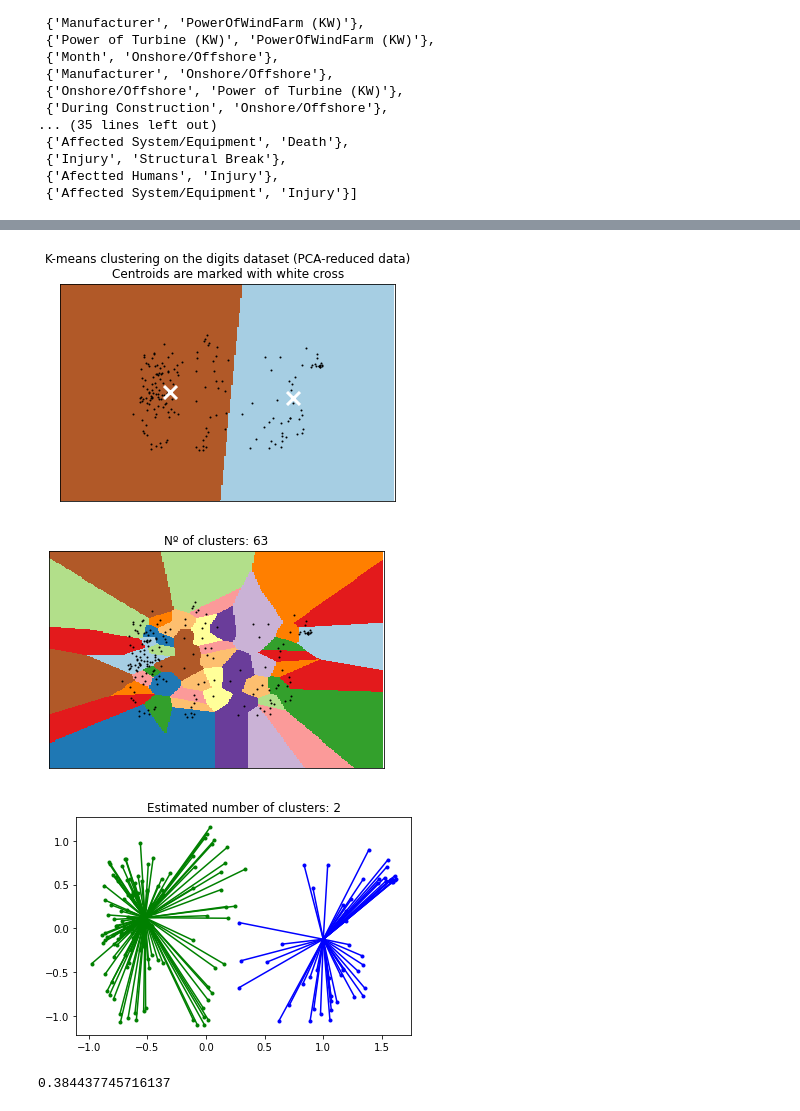
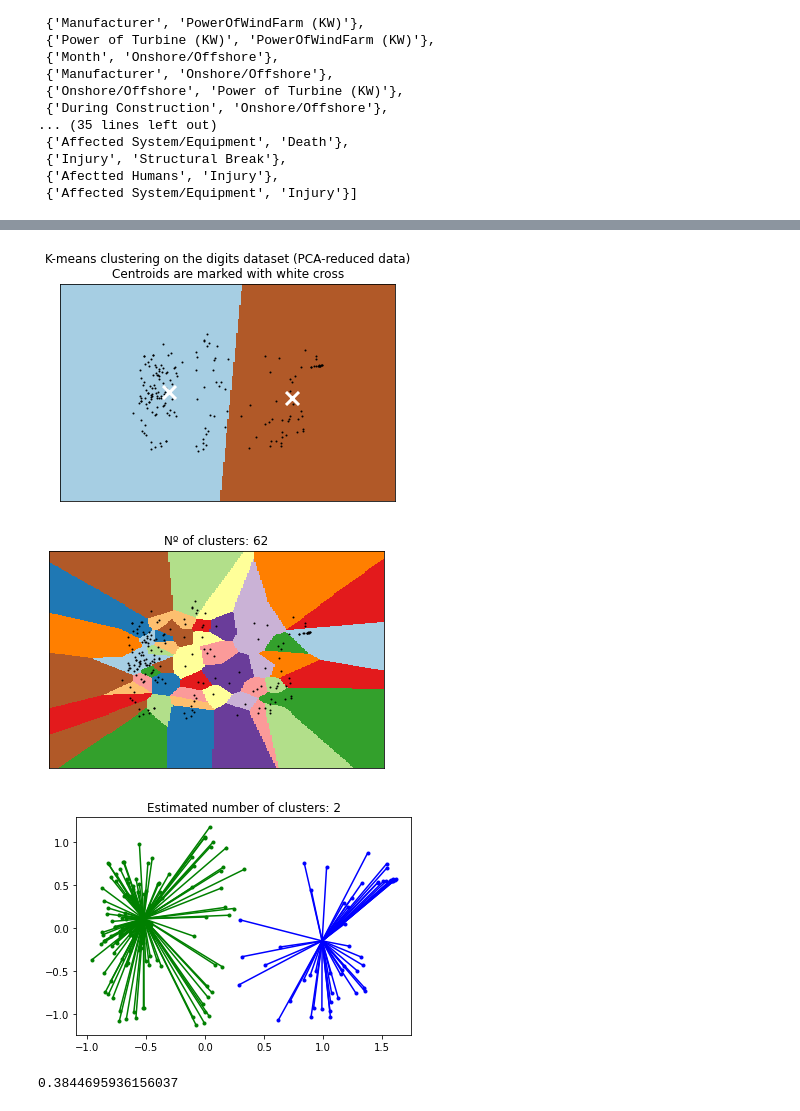
Before and after one commit to PabloJimenez98/TFG, a Jupyter notebook: Wind TurbineAccidents.ipynb, the cells around one changed output, grey strips where cells are left out. Saved outputs shown, nothing was run; the diff lists cells and outputs as text; code cells hidden in the pictures.

```diff
--- a/Wind TurbineAccidents.ipynb
+++ b/Wind TurbineAccidents.ipynb
@@ -81,6 +83,7 @@ raw_dataset['Affected System/Equipment'] = raw_dataset['Affected System/Equipmen
 raw_dataset.columns = ['Onshore/Offshore' if x=='Offshore' else x for x in raw_dataset.columns]
 raw_dataset['Onshore/Offshore'] = raw_dataset['Onshore/Offshore'].map({"1":"Offshore","0":"Onshore"})
 
+raw_dataset = raw_dataset.drop('Details\n', axis=1)
 raw_dataset = raw_dataset.drop('Accident No', axis=1)
 raw_dataset = raw_dataset.drop('Accident type', axis=1)
 raw_dataset = raw_dataset.drop('Source Database', axis=1)
@@ -90,7 +93,7 @@ raw_dataset = raw_dataset.drop('Web reference/link\n', axis=1)
 
 raw_dataset.columns = ['Site/area' if x=='Site/area\n' else x for x in raw_dataset.columns]
 raw_dataset.columns = ['Country' if x=='Country\n' else x for x in raw_dataset.columns]
-raw_dataset.columns = ['Details' if x=='Details\n' else x for x in raw_dataset.columns]
+#raw_dataset.columns = ['Details' if x=='Details\n' else x for x in raw_dataset.columns]
 #raw_dataset.columns = ['Web reference/link' if x=='Web reference/link\n' else x for x in raw_dataset.columns]
 
 raw_dataset['Onshore/Offshore'] = raw_dataset['Onshore/Offshore'].fillna("0")
@@ -108,7 +167,7 @@ df = df.drop('Injury', axis=1)
 # %%
 enc = OrdinalEncoder()
-enc.fit(df[["Site/area","Country", "Details", "Year", "Month", "Day", "Turbine Type", "Manufacturer", "Power of Turbine (KW)", "PowerOfWindFarm (KW)", "Onshore/Offshore", "During Construction", "FULL-DATE", "Outcome", "Component", "Cause", "CauseCategory"]])
-df[["Site/area","Country", "Details", "Year", "Month", "Day", "Turbine Type", "Manufacturer", "Power of Turbine (KW)", "PowerOfWindFarm (KW)", "Onshore/Offshore", "During Construction", "FULL-DATE", "Outcome", "Component", "Cause", "CauseCategory"]] = enc.transform(df[["Site/area","Country", "Details", "Year", "Month", "Day", "Turbine Type", "Manufacturer", "Power of Turbine (KW)", "PowerOfWindFarm (KW)", "Onshore/Offshore", "During Construction", "FULL-DATE", "Outcome", "Component", "Cause", "CauseCategory"]])
+enc.fit(df[["Site/area","Country", "Year", "Month", "Day", "Turbine Type", "Manufacturer", "Power of Turbine (KW)", "PowerOfWindFarm (KW)", "Onshore/Offshore", "During Construction", "FULL-DATE", "Outcome", "Component", "Cause", "CauseCategory"]])
+df[["Site/area","Country", "Year", "Month", "Day", "Turbine Type", "Manufacturer", "Power of Turbine (KW)", "PowerOfWindFarm (KW)", "Onshore/Offshore", "During Construction", "FULL-DATE", "Outcome", "Component", "Cause", "CauseCategory"]] = enc.transform(df[["Site/area","Country", "Year", "Month", "Day", "Turbine Type", "Manufacturer", "Power of Turbine (KW)", "PowerOfWindFarm (KW)", "Onshore/Offshore", "During Construction", "FULL-DATE", "Outcome", "Component", "Cause", "CauseCategory"]])
 for cols in df.columns :
     df[cols] = (df[cols] - min(df[cols]))/( max(df[cols]) - min(df[cols]))
 # %%
@@ -596,5 +687,5 @@ ClustersD
 # %%
-(n_samples, n_features), n_digits = X_trainD.shape, np.unique(y_trainD).size
+(n_samples, n_features), n_digits = X_trainD.shape, np.unique(y_trainI).size
 
 reduced_data = PCA(n_components=2).fit_transform(X_trainI)
 kmeans = KMeans(init="k-means++", n_clusters=n_digits, n_init=4)
@@ -620,34 +711,34 @@ plt.imshow(
     Z,
     interpolation="nearest",
     extent=(xx.min(), xx.max(), yy.min(), yy.max()),
     cmap=plt.cm.Paired,
     aspect="auto",
     origin="lower",
 )
 
 plt.plot(reduced_data[:, 0], reduced_data[:, 1], "k.", markersize=2)
 # Plot the centroids as a white X
 centroids = kmeans.cluster_centers_
 plt.scatter(
     centroids[:, 0],
     centroids[:, 1],
     marker="x",
     s=169,
     linewidths=3,
     color="w",
     zorder=10,
 )
 plt.title(
     "K-means clustering on the digits dataset (PCA-reduced data)\n"
     "Centroids are marked with white cross"
 )
 plt.xlim(x_min, x_max)
 plt.ylim(y_min, y_max)
 plt.xticks(())
 plt.yticks(())
 plt.show()
 # %% [output]
-[figure, old version]
+[figure, new version]
 # %%
 (n_samples, n_features), n_digits = X_trainI.shape, np.unique(y_trainI).size
 
@@ -701,7 +792,7 @@ plt.show()
 
 ## Overfitting
 # %% [output]
-[figure, old version]
+[figure, new version]
 # %%
 (n_samples, n_features), n_digits = X_trainI.shape, np.unique(y_trainI).size
 
@@ -732,8 +823,8 @@ plt.title("Estimated number of clusters: %d" % n_clusters_)
 plt.show()
 print(metrics.silhouette_score(reduced_data, y_trainD, metric='euclidean'))
 # %% [output]
-[figure, old version]
+[figure, new version]
-0.384437745716137
+0.3844695936156037
 # %%
 #print(metrics.silhouette_score(reduced_data, labels, metric='euclidean'))  overlapping
 #print(davies_bouldin_score(reduced_data, labels))# (0 to 1) numero de clusters optimos, bajo mejor
```
Also changed, not shown: parts of 36 cells of this notebook.
